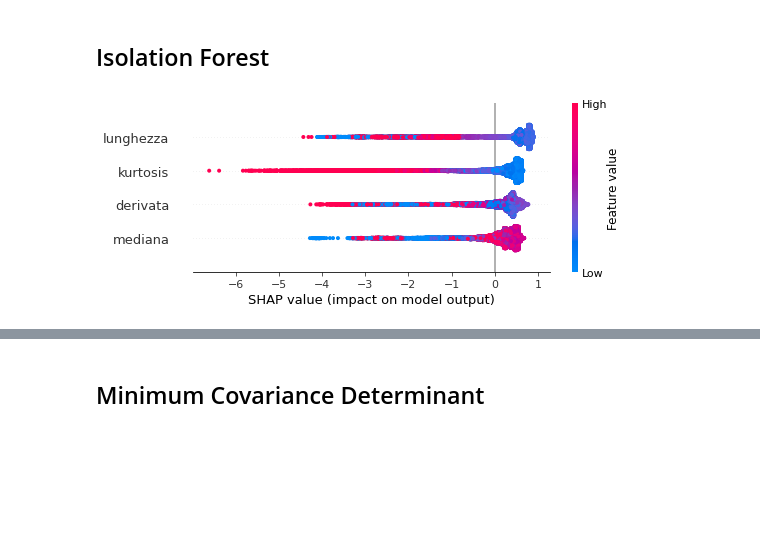
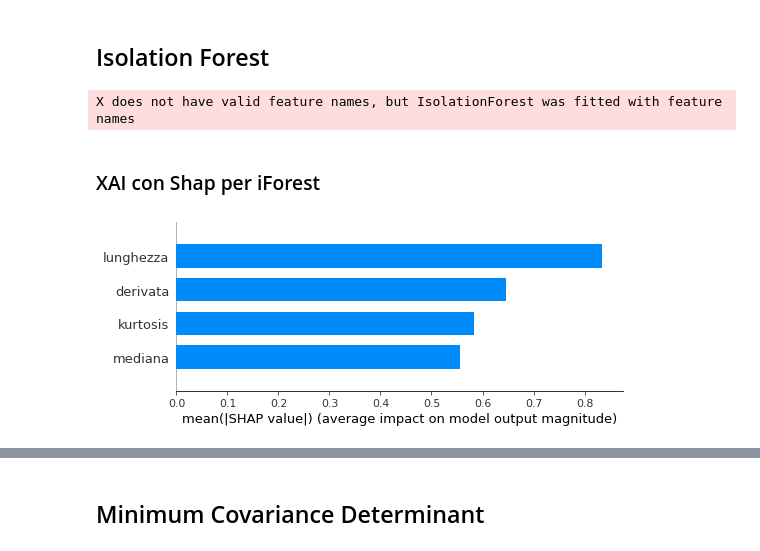
Before and after one commit to DavideMobilia/Anomaly-Detection, a Jupyter notebook: Scripts/Machine Learning_voltage.ipynb, the cells around one changed output, grey strips where cells are left out. Saved outputs shown, nothing was run; the diff lists cells and outputs as text; code cells hidden in the pictures; blank space fills up the shorter version.

```diff
--- a/Scripts/Machine Learning_voltage.ipynb
+++ b/Scripts/Machine Learning_voltage.ipynb
@@ -107,9 +107,16 @@ df_train, df_test=train_test_split(dummy,train_size=0.8,shuffle=True,random_stat
 ## Isolation Forest
 # %%
 iso = IsolationForest(contamination=0.2)
-yhat_iForest = iso.fit_predict(df_train)
+yhat_iForest = iso.fit_predict(dummy)
+# %% [output]
+X does not have valid feature names, but IsolationForest was fitted with feature names
-# %%
-shap_values = shap.TreeExplainer(iso).shap_values(df_test)
-shap.summary_plot(shap_values, df_test)
-# %% [output]
-[figure, removed]
+# %% [markdown]
+### XAI con Shap per iForest
+# %%
+# shap explainer
+shap_values = shap.TreeExplainer(iso).shap_values(dummy)
+# %%
+#A variable importance plot lists the most significant variables in descending order
+shap.summary_plot(shap_values, df_test, plot_type="bar")
+# %% [output]
+[figure, added]
```
Also changed, not shown: parts of 16 cells of this notebook, 1 other file.
